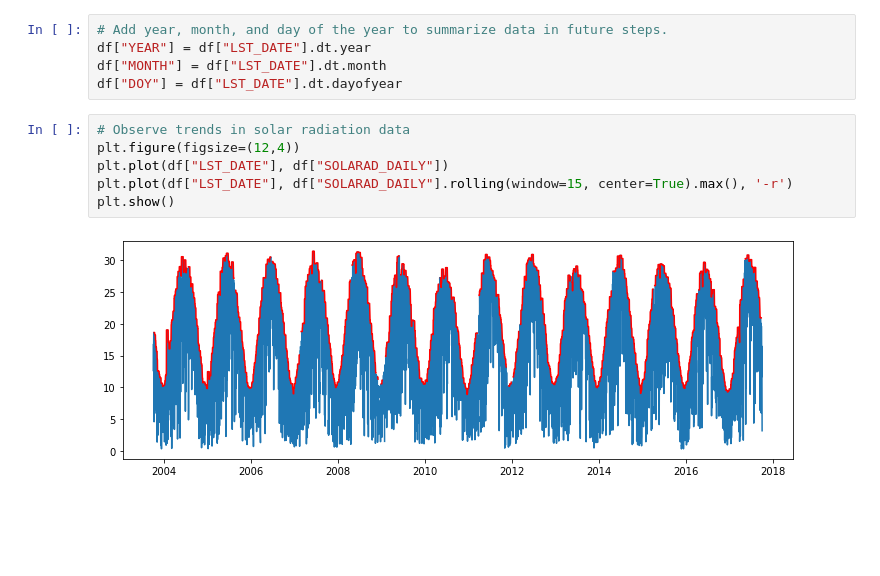
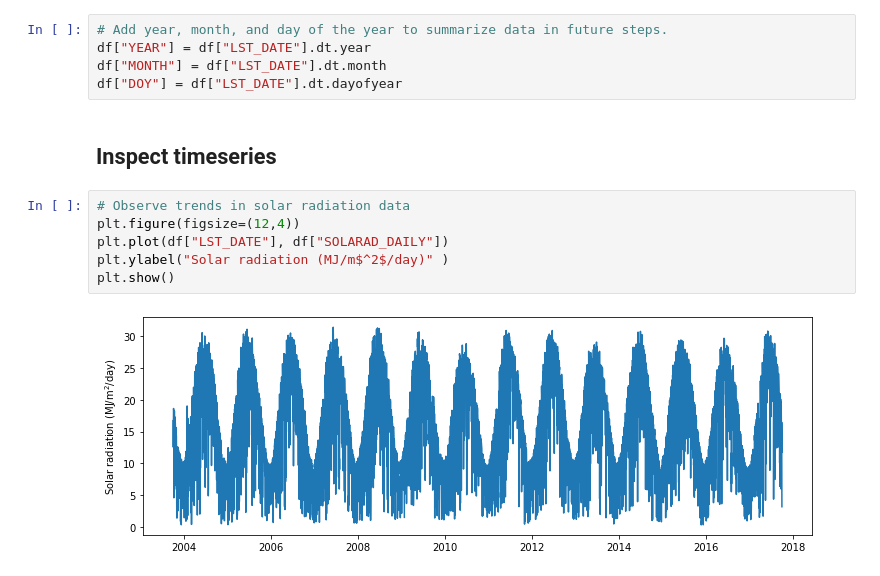
Before and after one commit to andres-patrignani/pynotes, a Jupyter notebook: notebooks/solar_radiation.ipynb, the cells around one changed output. Drawn from its saved outputs; the diff is of its cells as text; blank space fills up the shorter version.

```diff
--- a/notebooks/solar_radiation.ipynb
+++ b/notebooks/solar_radiation.ipynb
@@ -39,11 +39,13 @@ df[df == -9999] = np.nan
 df["YEAR"] = df["LST_DATE"].dt.year
 df["MONTH"] = df["LST_DATE"].dt.month
 df["DOY"] = df["LST_DATE"].dt.dayofyear
+# %% [markdown]
+## Inspect timeseries
 # %%
 # Observe trends in solar radiation data
 plt.figure(figsize=(12,4))
 plt.plot(df["LST_DATE"], df["SOLARAD_DAILY"])
-plt.plot(df["LST_DATE"], df["SOLARAD_DAILY"].rolling(window=15, center=True).max(), '-r')
+plt.ylabel("Solar radiation (MJ/m$^2$/day)" )
 plt.show()
 # %% [output]
-[figure, old version]
+[figure, new version]
```
Also changed, not shown: parts of 10 cells of this notebook, 17 other files.
